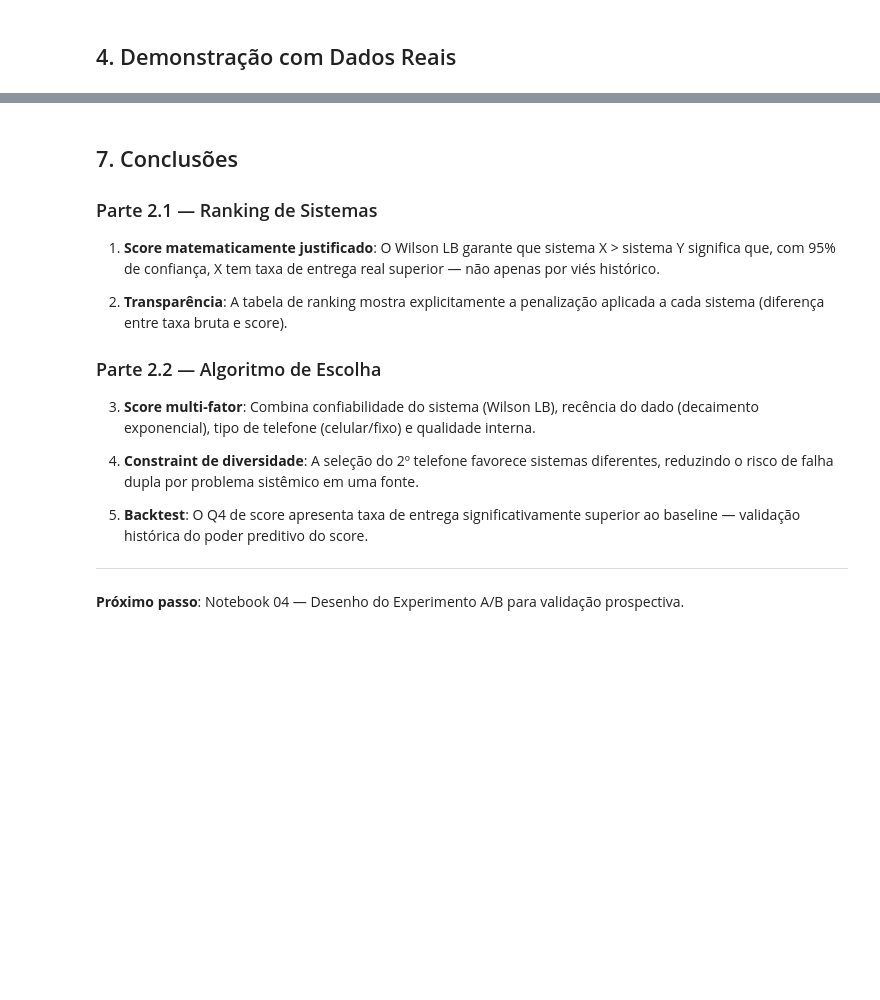
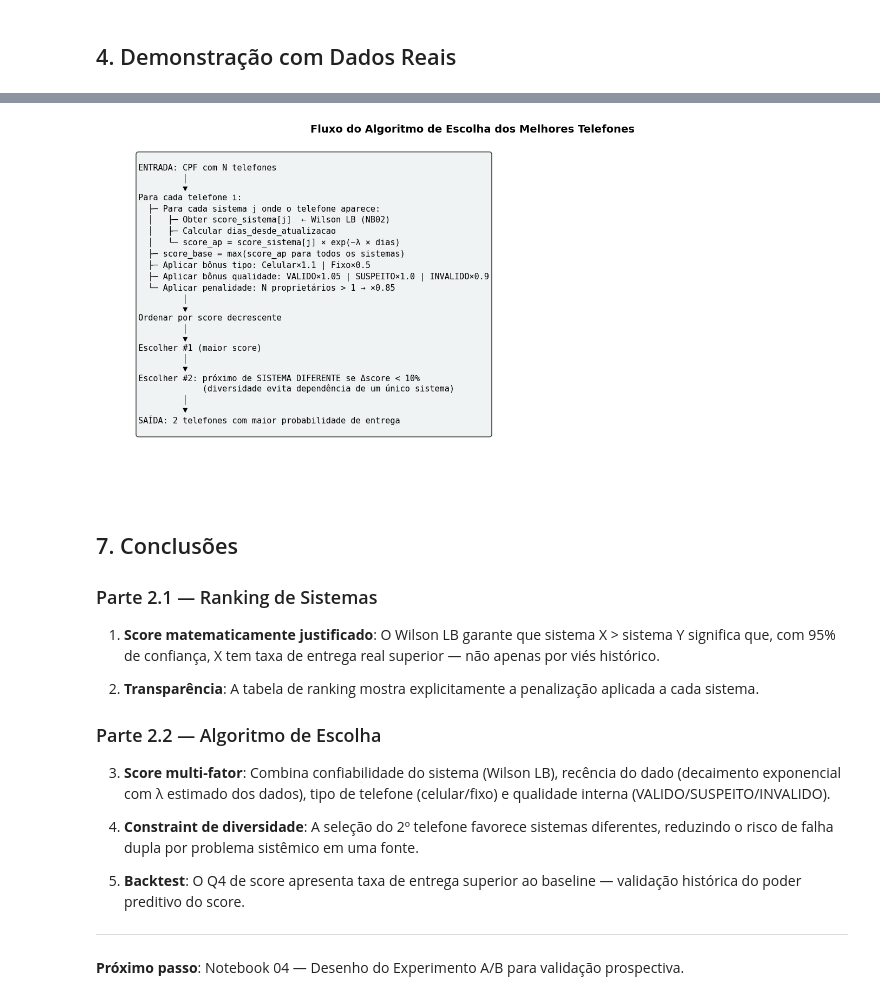
Before and after one commit to Lucas-SGO/desafio-cientista-dados-pleno-campanhas, a Jupyter notebook: notebooks/03_ranking_e_algoritmo.ipynb, the cells around one changed output, grey strips where cells are left out. Drawn from its saved outputs; the diff is of its cells as text; code cells hidden in the pictures; blank space fills up the shorter version.

```diff
--- a/notebooks/03_ranking_e_algoritmo.ipynb
+++ b/notebooks/03_ranking_e_algoritmo.ipynb
@@ -469,35 +605,37 @@ ENTRADA: CPF com N telefones
          ▼
 Para cada telefone i:
   ├─ Para cada sistema j onde o telefone aparece:
   │   ├─ Obter score_sistema[j]  ← Wilson LB (NB02)
   │   ├─ Calcular dias_desde_atualizacao
   │   └─ score_ap = score_sistema[j] × exp(−λ × dias)
   ├─ score_base = max(score_ap para todos os sistemas)
   ├─ Aplicar bônus tipo: Celular×1.1 | Fixo×0.5
-  ├─ Aplicar bônus qualidade: ALTA×1.05 | MEDIA×1.0 | BAIXA×0.9
+  ├─ Aplicar bônus qualidade: VALIDO×1.05 | SUSPEITO×1.0 | INVALIDO×0.9
   └─ Aplicar penalidade: N proprietários > 1 → ×0.85
          │
          ▼
-Ordenar por score descrescente
+Ordenar por score decrescente
          │
          ▼
 Escolher #1 (maior score)
          │
          ▼
 Escolher #2: próximo de SISTEMA DIFERENTE se Δscore < 10%
              (diversidade evita dependência de um único sistema)
          │
          ▼
 SAÍDA: 2 telefones com maior probabilidade de entrega
 """
 
 ax.text(0.05, 0.95, diagrama, transform=ax.transAxes,
         fontsize=11, verticalalignment='top', fontfamily='monospace',
         bbox=dict(boxstyle='round', facecolor='#ecf0f1', alpha=0.8))
 ax.set_title('Fluxo do Algoritmo de Escolha dos Melhores Telefones', fontweight='bold', fontsize=14)
 
 plt.tight_layout()
 plt.show()
+# %% [output]
+[figure, added]
 # %% [markdown]
 ## 7. Conclusões
 
@@ -505,15 +643,15 @@ plt.show()
 
 1. **Score matematicamente justificado**: O Wilson LB garante que sistema X > sistema Y significa que, com 95% de confiança, X tem taxa de entrega real superior — não apenas por viés histórico.
 
-2. **Transparência**: A tabela de ranking mostra explicitamente a penalização aplicada a cada sistema (diferença entre taxa bruta e score).
+2. **Transparência**: A tabela de ranking mostra explicitamente a penalização aplicada a cada sistema.
 
 ### Parte 2.2 — Algoritmo de Escolha
 
-3. **Score multi-fator**: Combina confiabilidade do sistema (Wilson LB), recência do dado (decaimento exponencial), tipo de telefone (celular/fixo) e qualidade interna.
+3. **Score multi-fator**: Combina confiabilidade do sistema (Wilson LB), recência do dado (decaimento exponencial com λ estimado dos dados), tipo de telefone (celular/fixo) e qualidade interna (VALIDO/SUSPEITO/INVALIDO).
 
 4. **Constraint de diversidade**: A seleção do 2º telefone favorece sistemas diferentes, reduzindo o risco de falha dupla por problema sistêmico em uma fonte.
 
-5. **Backtest**: O Q4 de score apresenta taxa de entrega significativamente superior ao baseline — validação histórica do poder preditivo do score.
+5. **Backtest**: O Q4 de score apresenta taxa de entrega superior ao baseline — validação histórica do poder preditivo do score.
 
 ---
 **Próximo passo**: Notebook 04 — Desenho do Experimento A/B para validação prospectiva.
```
Also changed, not shown: parts of 19 cells of this notebook.
